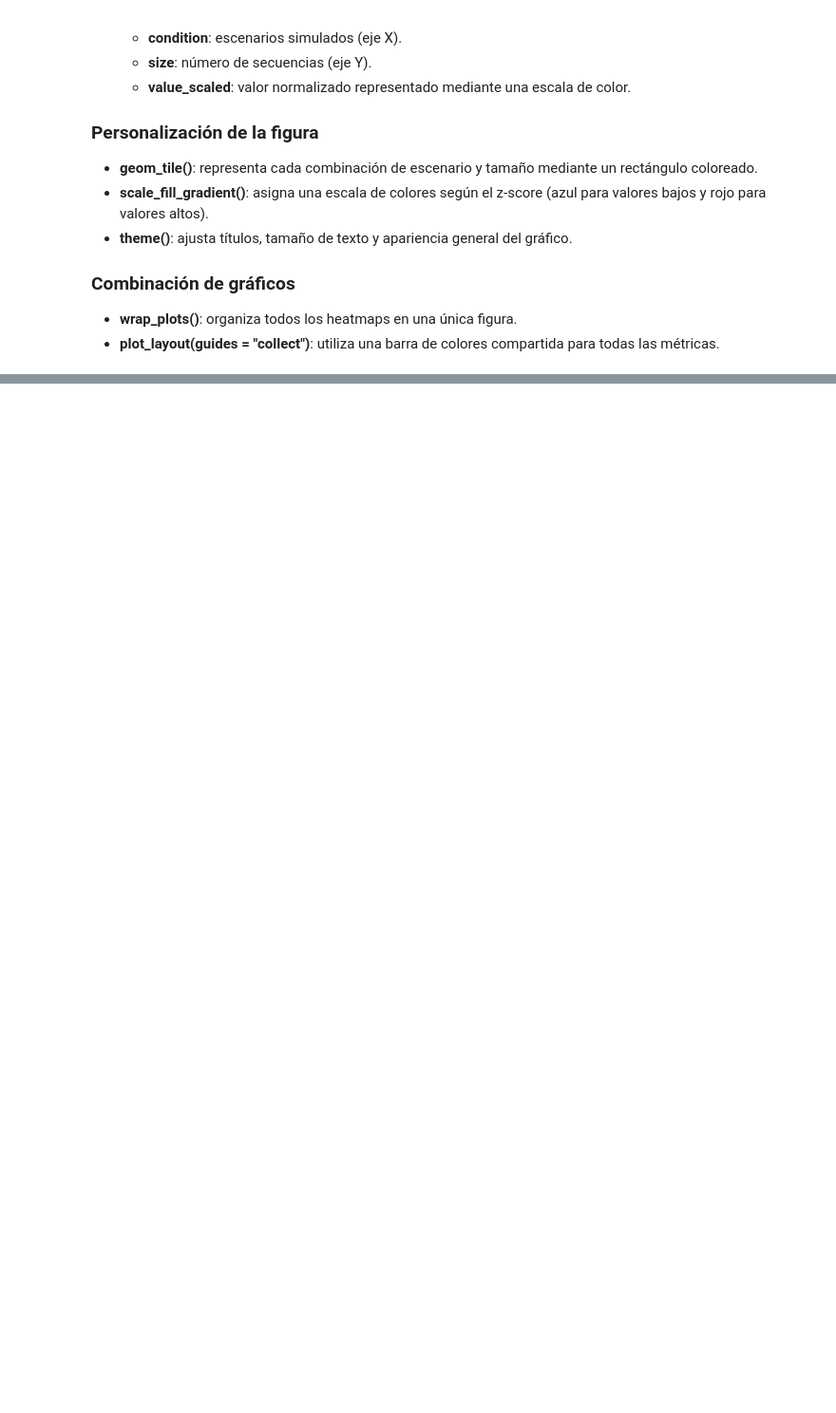
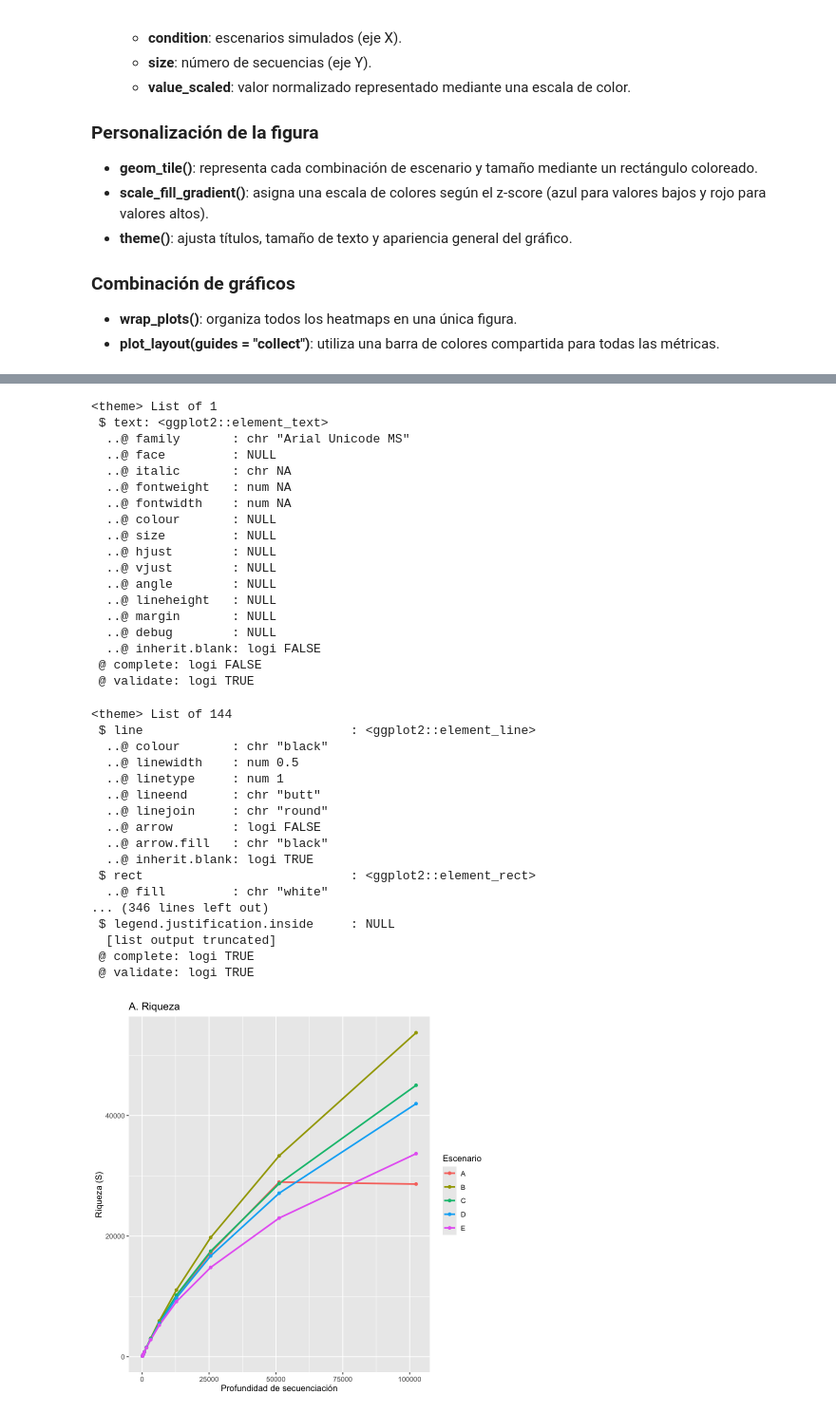
Before and after one commit to sofiacardenase/tesisbioinf-sofia, a Jupyter notebook: notebooks/plots_diversity.ipynb, the cells around one changed output, grey strips where cells are left out. Shown at 95% size. Drawn from its saved outputs; the diff is of its cells as text; code cells hidden in the pictures; blank space fills up the shorter version.

```diff
--- a/notebooks/plots_diversity.ipynb
+++ b/notebooks/plots_diversity.ipynb
@@ -167,0 +177,56 @@ i Specify the column types or set `show_col_types = FALSE` to quiet this message
+# %%
+library(readr)
+library(ggplot2)
+
+datos <- read_tsv(
+  "/Users/catg/Desktop/SOFIAC/Gitsofia/tesisbioinf-sofia/results/diversity_matrix/diversity_matrix_A.tsv",
+  show_col_types = FALSE
+)
+theme(text = element_text(family = "Arial Unicode MS"))
+ggplot(datos, aes(x = size, y = richness, color = condition, group = condition)) +
+  geom_line(linewidth = 1) +
+  geom_point() +
+  labs(
+  title = "A. Riqueza",
+  x = "Profundidad de secuenciaci\u00F3n",
+  y = "Riqueza (S)",
+  color = "Escenario"
+)
+  theme_classic()
+# %% [output]
+<theme> List of 1
+ $ text: <ggplot2::element_text>
+  ..@ family       : chr "Arial Unicode MS"
+  ..@ face         : NULL
+  ..@ italic       : chr NA
+  ..@ fontweight   : num NA
+  ..@ fontwidth    : num NA
+  ..@ colour       : NULL
+  ..@ size         : NULL
+  ..@ hjust        : NULL
+  ..@ vjust        : NULL
+  ..@ angle        : NULL
+  ..@ lineheight   : NULL
+  ..@ margin       : NULL
+  ..@ debug        : NULL
+  ..@ inherit.blank: logi FALSE
+ @ complete: logi FALSE
+ @ validate: logi TRUE
+<theme> List of 144
+ $ line                            : <ggplot2::element_line>
+  ..@ colour       : chr "black"
+  ..@ linewidth    : num 0.5
+  ..@ linetype     : num 1
+  ..@ lineend      : chr "butt"
+  ..@ linejoin     : chr "round"
+  ..@ arrow        : logi FALSE
+  ..@ arrow.fill   : chr "black"
+  ..@ inherit.blank: logi TRUE
+ $ rect                            : <ggplot2::element_rect>
+  ..@ fill         : chr "white"
+... (346 lines left out)
+ $ legend.justification.inside     : NULL
+  [list output truncated]
+ @ complete: logi TRUE
+ @ validate: logi TRUE
+[figure, added]
```
Also changed, not shown: parts of 2 cells of this notebook, 4 other files.
